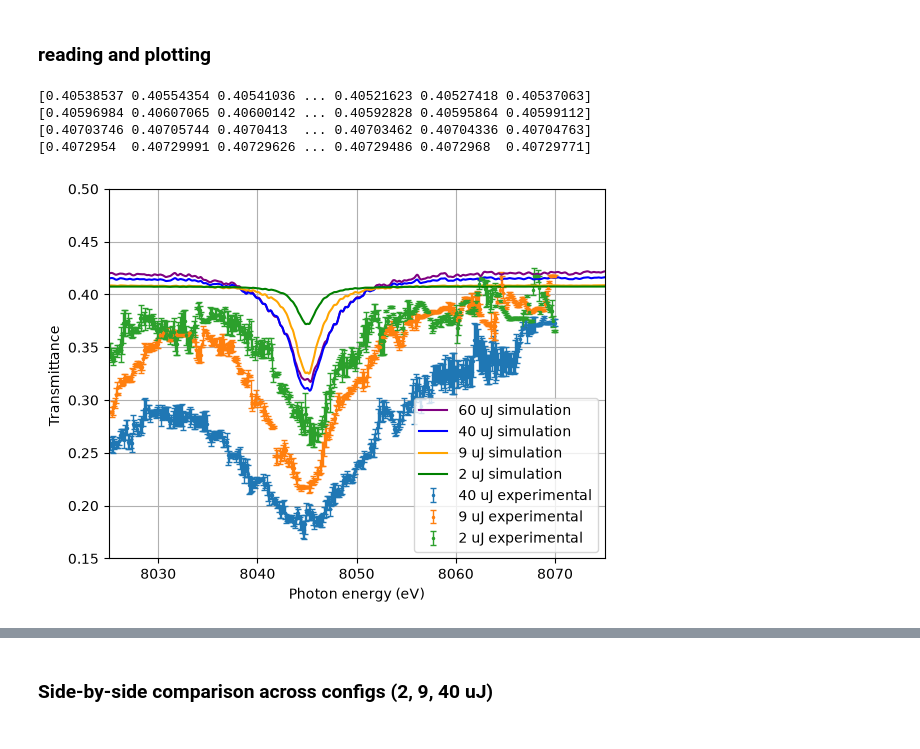
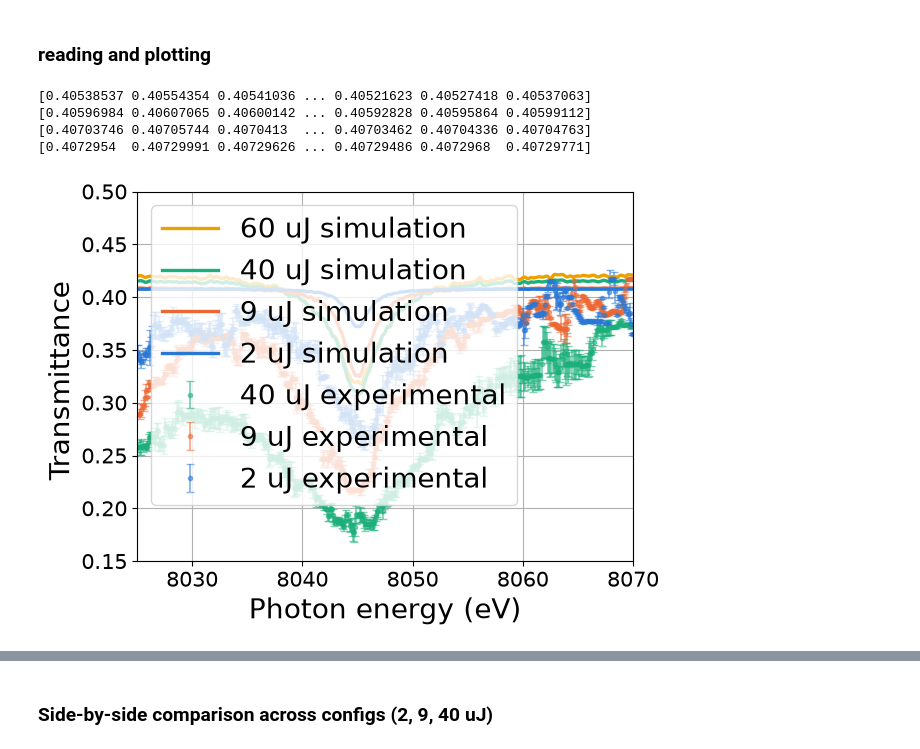
Before and after one commit to P4GAN/Cu-RSA-XFEL-Simulation, a Jupyter notebook: notebooks/plot-simulation-vs-experiment.ipynb, the cells around one changed output, grey strips where cells are left out. Drawn from its saved outputs; the diff is of its cells as text; code cells hidden in the pictures.

```diff
--- a/notebooks/plot-simulation-vs-experiment.ipynb
+++ b/notebooks/plot-simulation-vs-experiment.ipynb
@@ -23,6 +23,35 @@ import pandas as pd
 notebook_path = os.path.abspath("__file__")
 notebook_directory = os.path.dirname(notebook_path)
 base_directory = os.path.dirname(notebook_directory)
+# %%
+# ---- presentation-friendly plot defaults: larger fonts + a fixed, colorblind-safe categorical palette ----
+from cycler import cycler
+
+# Fixed-order, colorblind-safe categorical palette: assign by identity (config label / E_seed value),
+# never by rank, so the same series keeps the same color everywhere it appears in this notebook.
+CATEGORICAL_PALETTE = ["#2a78d6", "#eb6834", "#1baf7a", "#eda100", "#e87ba4", "#008300", "#4a3aa7", "#e34948"]
+
+# Neutral, low-chroma inks for the two experimental datasets (as opposed to the vivid, high-chroma
+# config colors above): distinct from each other, but both deliberately recede next to the first
+# four palette colors so the model curves are what pops.
+EXPERIMENT_INK_TOP = "#0b0b0b"      # experiment centered ~8020 eV (near-black)
+EXPERIMENT_INK_BOTTOM = "#767671"   # experiment centered ~8045 eV (mid warm gray)
+
+E_seed_colors = {2: CATEGORICAL_PALETTE[0], 9: CATEGORICAL_PALETTE[1], 40: CATEGORICAL_PALETTE[2],
+                  60: CATEGORICAL_PALETTE[3], 80: CATEGORICAL_PALETTE[4]}
+
+plt.rcParams.update({
+    'font.size': 18,
+    'axes.titlesize': 22,
+    'axes.labelsize': 20,
+    'xtick.labelsize': 15,
+    'ytick.labelsize': 15,
+    'legend.fontsize': 20,
+    'legend.title_fontsize': 18,
+    'figure.titlesize': 26,
+    'lines.linewidth': 2.4,
+    'axes.prop_cycle': cycler(color=CATEGORICAL_PALETTE),
+})
 # %% [markdown]
 ### Transmission
 # %%
@@ -52,7 +81,7 @@ w_show = 15
 w_show_min = -w_show
 w_show_max = w_show
 # %%
-data_path = "../data/production_sweep_sase_24398307/Cu-seed-SASE-no-2s"
+data_path = "../data/production_sweep_sase_24437070/Cu-seed-SASE-no-2s"
 
 sorted_accumulated_arrays, aux_data, num_files = tools.data_from_folder(
     data_path, group_keys='E_seed_uJ',
@@ -65,51 +94,46 @@ tgrid, xgrid, ygrid, zgrid, sigma1_Ka1_2p3, sigma1_Ka1_other, seed_duration_FWHM
 experimental_df = pd.read_csv("../data/transmittance_2_9_40uJ.csv")
 plt.errorbar(experimental_df["Photon_energy_eV"], experimental_df["40uJ_transmittance"],
              experimental_df["40uJ_error"], label="40 uJ experimental",
-             fmt='.', capsize=2, ms=3, elinewidth=1)
+             fmt='.', capsize=3, ms=6, elinewidth=1.3, color=E_seed_colors[40], alpha=0.55)
 plt.errorbar(experimental_df["Photon_energy_eV"], experimental_df["9uJ_transmittance"],
              experimental_df["9uJ_error"], label="9 uJ experimental",
-             fmt='.', capsize=2, ms=3, elinewidth=1)
+             fmt='.', capsize=3, ms=6, elinewidth=1.3, color=E_seed_colors[9], alpha=0.55)
 plt.errorbar(experimental_df["Photon_energy_eV"], experimental_df["2uJ_transmittance"],
              experimental_df["2uJ_error"], label="2 uJ experimental",
-             fmt='.', capsize=2, ms=3, elinewidth=1)
+             fmt='.', capsize=3, ms=6, elinewidth=1.3, color=E_seed_colors[2], alpha=0.55)
 
 E_seed_values = list(sorted_accumulated_arrays.keys())
 
-colors = {
-    60: "purple",
-    40: "blue",
-    9: "orange",
-    2: "green"
-}
+colors = E_seed_colors
 
 hwKalpha1N = 8045
 
 for E_seed_value, arrays in sorted_accumulated_arrays.items():
     womega_ar = arrays['womega_ar']
     I_int_thy_w_last = arrays['I_int_thy_w_last']
     I_int_thy_w_0 = arrays['I_int_thy_w_0']
 
     Tint_w = I_int_thy_w_last / I_int_thy_w_0
 
     energy_eV = hwKalpha1N + womega_ar
 
     print(Tint_w)
 
     plt.plot(energy_eV, Tint_w, color=colors[E_seed_value], label = str(E_seed_value) + ' uJ simulation')
 
 plt.ylabel('Transmittance ')
 plt.xlabel('Photon energy (eV)')
 plt.ylim(Tshow_min, Tshow_max)
 plt.xlim(8025, 8070)
 plt.legend()
 plt.grid(True)
 plt.show()
 # %% [output]
 [0.40538537 0.40554354 0.40541036 ... 0.40521623 0.40527418 0.40537063]
 [0.40596984 0.40607065 0.40600142 ... 0.40592828 0.40595864 0.40599112]
 [0.40703746 0.40705744 0.4070413  ... 0.40703462 0.40704336 0.40704763]
 [0.4072954  0.40729991 0.40729626 ... 0.40729486 0.4072968  0.40729771]
-[figure, old version]
+[figure, new version]
 # %%
 def estimate_dip(energy, transmittance, center=8045.0, baseline_halfwidth=15.0, dip_halfwidth=8.0,
                   valid_range=(8025, 8070)):
```
Also changed, not shown: parts of 13 cells of this notebook, 4 other files.
